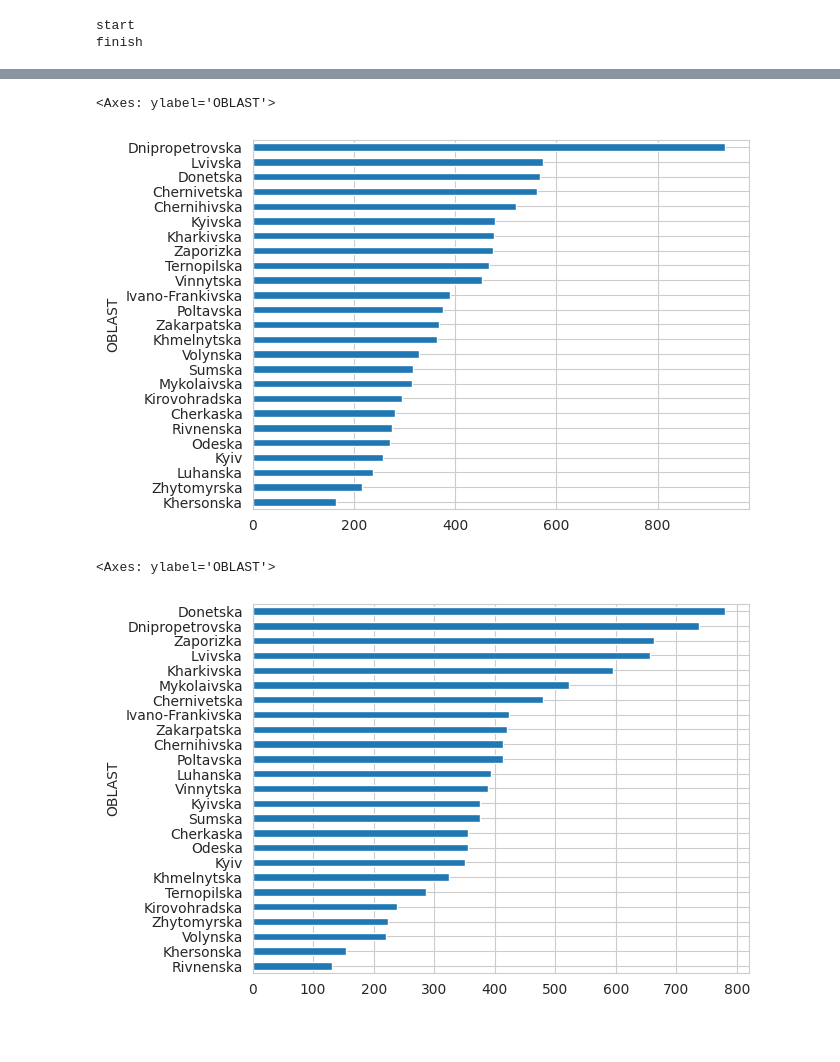
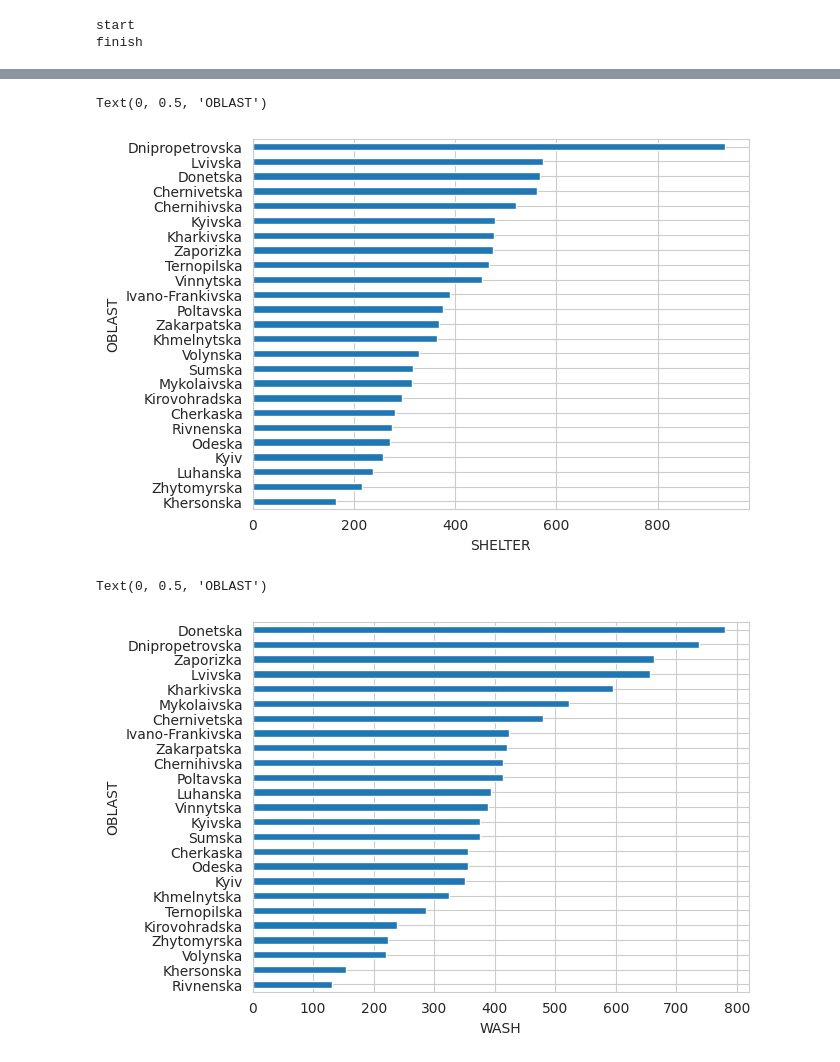
Before and after one commit to reo113/GuideHouse_Project, a Jupyter notebook: guidehouse.ipynb, the cells around one changed output, grey strips where cells are left out. Saved outputs shown, nothing was run; the diff lists cells and outputs as text; code cells hidden in the pictures; blank space fills up the shorter version.

```diff
--- a/guidehouse.ipynb
+++ b/guidehouse.ipynb
@@ -932,10 +960,14 @@ num_of_org.groupby('OBLAST')['PC_PC'].sum().sort_values(ascending=True).plot.bar
 # %%
 num_of_org.groupby('OBLAST')['SHELTER'].sum().sort_values(ascending=True).plot.barh()
+plt.xlabel("SHELTER")
+plt.ylabel("OBLAST")
 # %% [output]
-<Axes: ylabel='OBLAST'>
+Text(0, 0.5, 'OBLAST')
-[figure, old version]
+[figure, new version]
 # %%
 num_of_org.groupby('OBLAST')['WASH'].sum().sort_values(ascending=True).plot.barh()
+plt.xlabel("WASH")
+plt.ylabel("OBLAST")
 # %% [output]
-<Axes: ylabel='OBLAST'>
+Text(0, 0.5, 'OBLAST')
-[figure, old version]
+[figure, new version]
```
Also changed, not shown: parts of 31 cells of this notebook.
